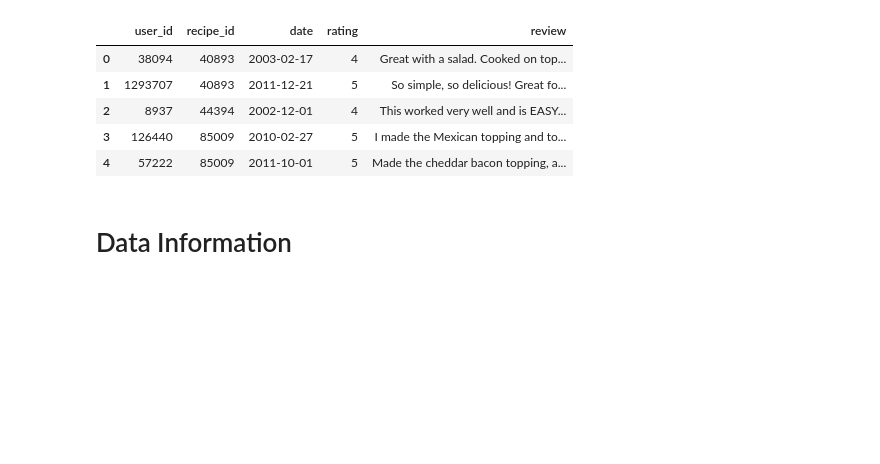
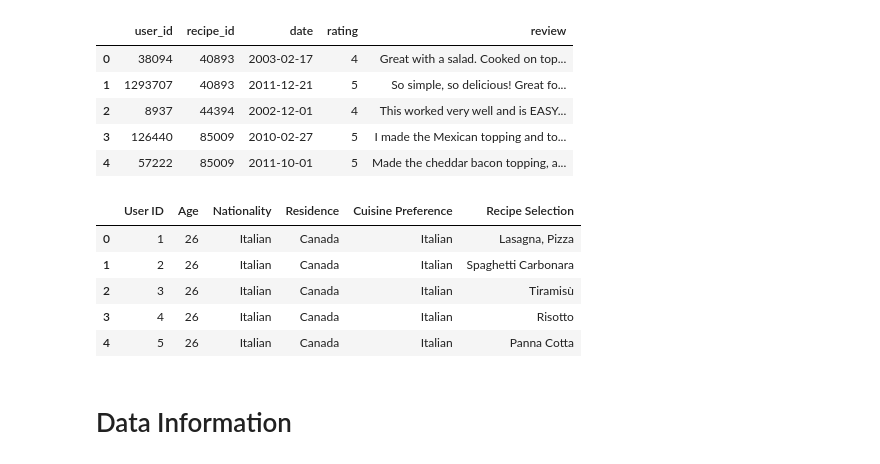
Before and after one commit to rahul-somanathan/dish-craft, a Jupyter notebook: notebooks/data_extraction.ipynb, the cells around one changed output. Drawn from its saved outputs; the diff is of its cells as text; code cells hidden in the pictures; blank space fills up the shorter version.

```diff
--- a/notebooks/data_extraction.ipynb
+++ b/notebooks/data_extraction.ipynb
@@ -35,6 +36,17 @@ df_interactions.head()
 | 2 | 8937 | 44394 | 2002-12-01 | 4 | This worked very well and is EASY... |
 | 3 | 126440 | 85009 | 2010-02-27 | 5 | I made the Mexican topping and to... |
 | 4 | 57222 | 85009 | 2011-10-01 | 5 | Made the cheddar bacon topping, a... |
+# %%
+# Checking the dataframe for luigi preferences
+
+df_luigi_preferences.head()
+# %% [output]
+|  | User ID | Age | Nationality | Residence | Cuisine Preference | Recipe Selection |
+| 0 | 1 | 26 | Italian | Canada | Italian | Lasagna, Pizza |
+| 1 | 2 | 26 | Italian | Canada | Italian | Spaghetti Carbonara |
+| 2 | 3 | 26 | Italian | Canada | Italian | Tiramisù |
+| 3 | 4 | 26 | Italian | Canada | Italian | Risotto |
+| 4 | 5 | 26 | Italian | Canada | Italian | Panna Cotta |
 # %% [markdown]
 # Data Information
 # %%
```
Also changed, not shown: parts of 12 cells of this notebook, 14 other files.
